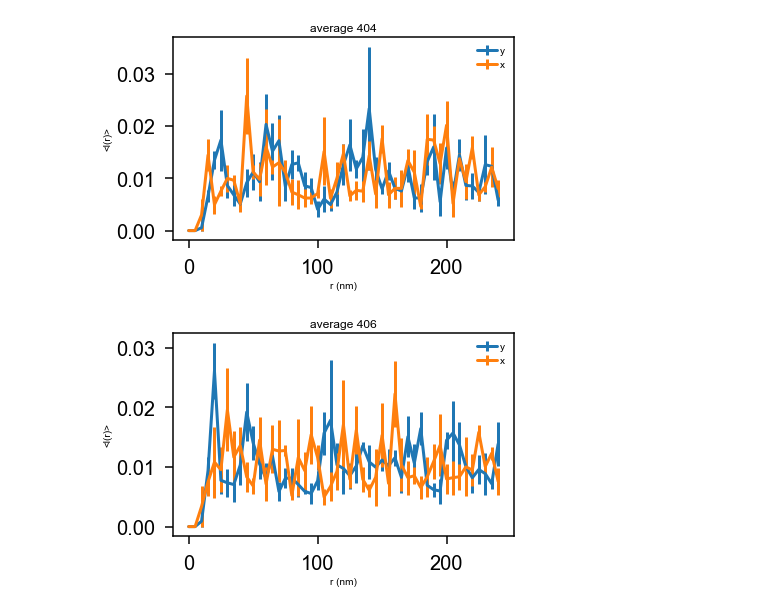
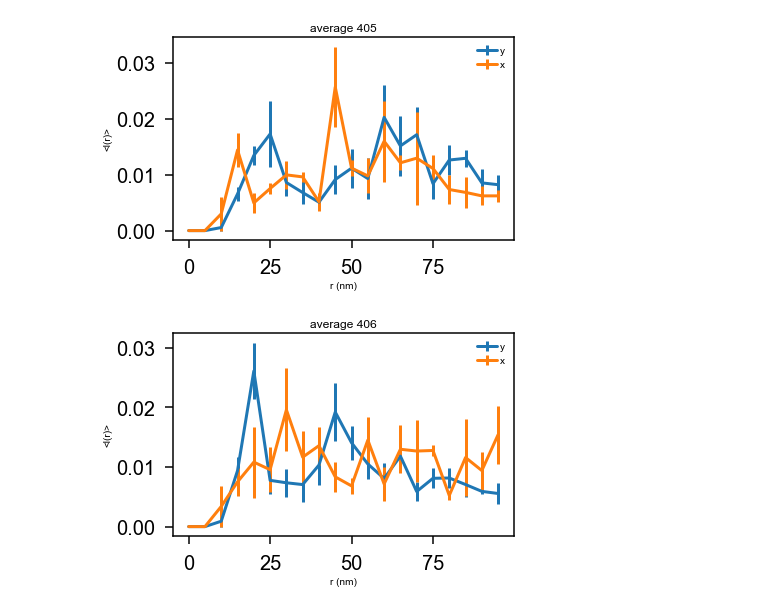
Before and after one commit to cmelab/QD-Paper-RDF, a Jupyter notebook: x_vs_y.ipynb, the cells around one changed output. Drawn from its saved outputs; the diff is of its cells as text; code cells hidden in the pictures.

Commit message:
One title fix

```diff
--- a/x_vs_y.ipynb
+++ b/x_vs_y.ipynb
@@ -128,33 +128,33 @@ L=.5
 files = ["405/0.5a.tif","405/0.5b.tif","405/0.5c.tif","405/0.5d.tif"]
 params = [(5,10),(5,15),(5,15),(5,15)]#,(5,10),(5,15),(5,15),(5,15)]
 bins,x,xerr,y,yerr = aggregate(files,params,show=False,save=True)
-stop = -1
+stop = 20
 plt.errorbar(1000*bins[:stop], y[:stop],label="y",yerr=yerr[:stop])
 plt.errorbar(1000*bins[:stop], x[:stop],label='x',yerr=xerr[:stop])
-plt.title("average 404")
+plt.title("average 405")
 plt.xlabel("r (nm)")
 plt.ylabel("<l(r)>")
 plt.legend()
 plt.show()
 # %% [output]
-[figure, old version]
+[figure, new version]
 # %%
 #406
 sw = 0.01
 dr = 0.005 #microns
 L=.5
 #files = ["404/0.5a.tif","404/0.5b.tif","404/0.5c.tif","404/0.5d.tif","405/0.5a.tif","405/0.5b.tif","405/0.5c.tif","405/0.5d.tif","404/0.5a.tif","406/0.5b.tif","406/0.5c.tif","406/0.5d.tif"]
 #params = [(5,10),(5,15),(5,15),(5,15),(5,10),(5,15),(5,15),(5,15),(5,10),(5,15),(5,15),(5,15)]
 files = ["406/0.5a.tif","406/0.5b.tif","406/0.5c.tif","406/0.5d.tif"]
 params = [(5,10),(5,15),(5,15),(5,15)]
 bins,x,xerr,y,yerr = aggregate(files,params,show=False,save=True)
-stop = -1
+stop = 20
 plt.errorbar(1000*bins[:stop], y[:stop],label="y",yerr=yerr[:stop])
 plt.errorbar(1000*bins[:stop], x[:stop],label='x',yerr=xerr[:stop])
 plt.title("average 406")
 plt.xlabel("r (nm)")
 plt.ylabel("<l(r)>")
 plt.legend()
 plt.show()
 # %% [output]
-[figure, old version]
+[figure, new version]
```
Also changed, not shown: parts of 1 cell of this notebook.
